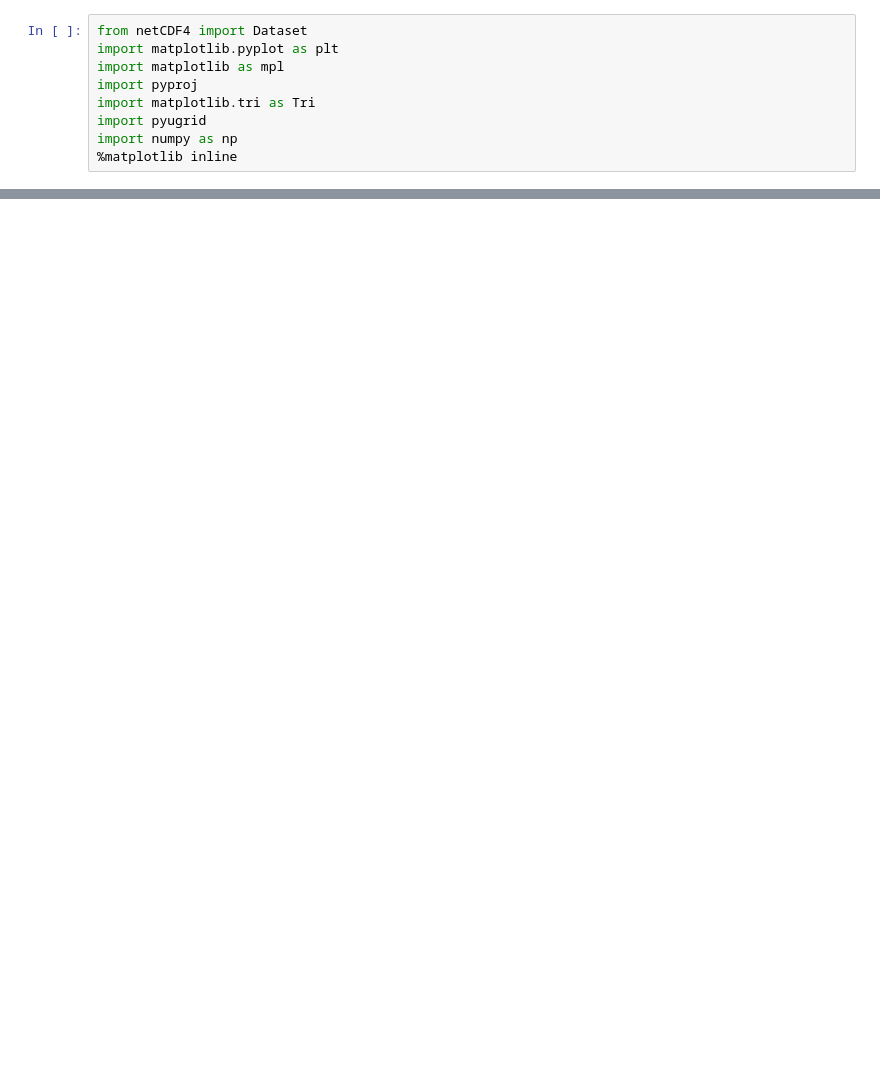
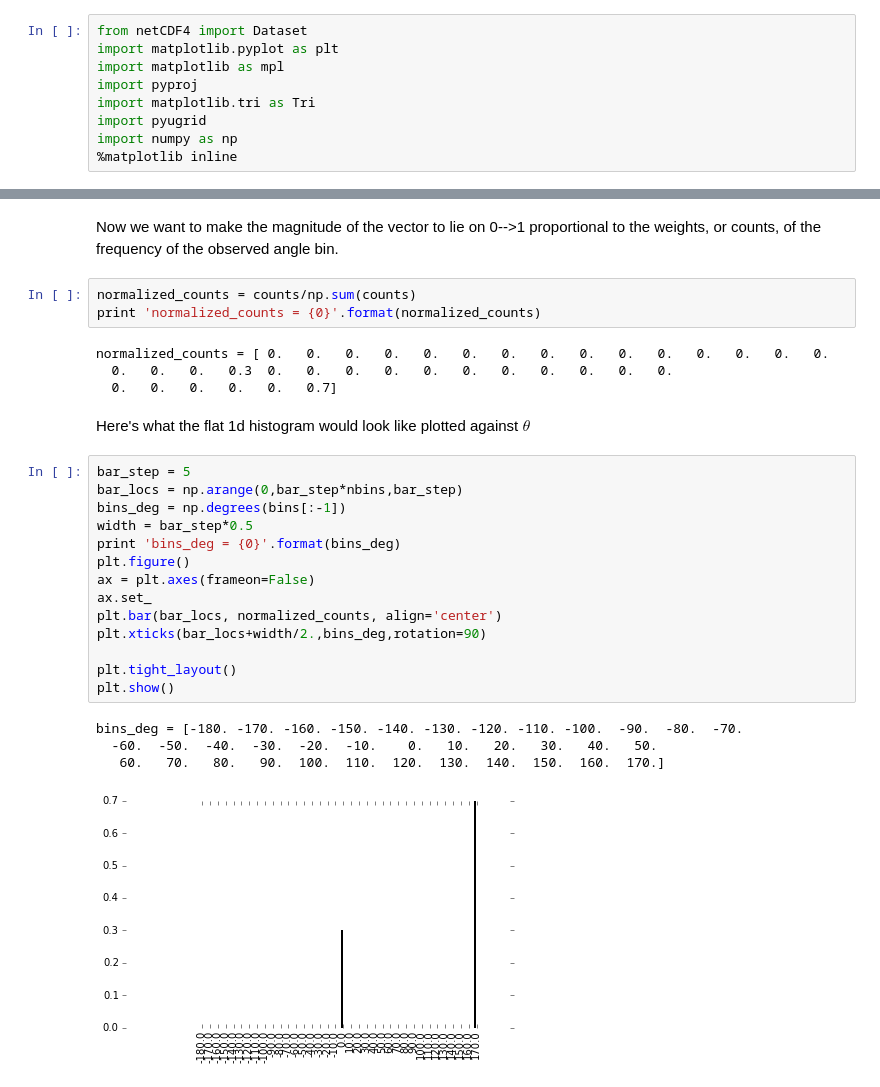
Before and after one commit to brandonmayer-zz/comt_testbed_notebooks, a Jupyter notebook: HOG.ipynb, the cells around one changed output, grey strips where cells are left out. Cells and saved outputs as stored; diff of their text form; blank space fills up the shorter version.

```diff
--- a/HOG.ipynb
+++ b/HOG.ipynb
@@ -189,0 +74,30 @@ plt.xlim(-1,1)
+# %% [markdown]
+Now we want to make the magnitude of the vector to lie on 0-->1 proportional to the weights, or counts, of the frequency of the observed angle bin.
+# %%
+normalized_counts = counts/np.sum(counts)
+print 'normalized_counts = {0}'.format(normalized_counts)
+# %% [output]
+normalized_counts = [ 0.   0.   0.   0.   0.   0.   0.   0.   0.   0.   0.   0.   0.   0.   0.
+  0.   0.   0.   0.3  0.   0.   0.   0.   0.   0.   0.   0.   0.   0.   0.
+  0.   0.   0.   0.   0.   0.7]
+# %% [markdown]
+Here's what the flat 1d histogram would look like plotted against $\theta$
+# %%
+bar_step = 5
+bar_locs = np.arange(0,bar_step*nbins,bar_step)
+bins_deg = np.degrees(bins[:-1])
+width = bar_step*0.5
+print 'bins_deg = {0}'.format(bins_deg)
+plt.figure()
+ax = plt.axes(frameon=False)
+ax.set_
+plt.bar(bar_locs, normalized_counts, align='center')
+plt.xticks(bar_locs+width/2.,bins_deg,rotation=90)
+
+plt.tight_layout()
+plt.show()
+# %% [output]
+bins_deg = [-180. -170. -160. -150. -140. -130. -120. -110. -100.  -90.  -80.  -70.
+  -60.  -50.  -40.  -30.  -20.  -10.    0.   10.   20.   30.   40.   50.
+   60.   70.   80.   90.  100.  110.  120.  130.  140.  150.  160.  170.]
+[figure, added]
```
Also changed, not shown: parts of 24 cells of this notebook, 2 other files.
